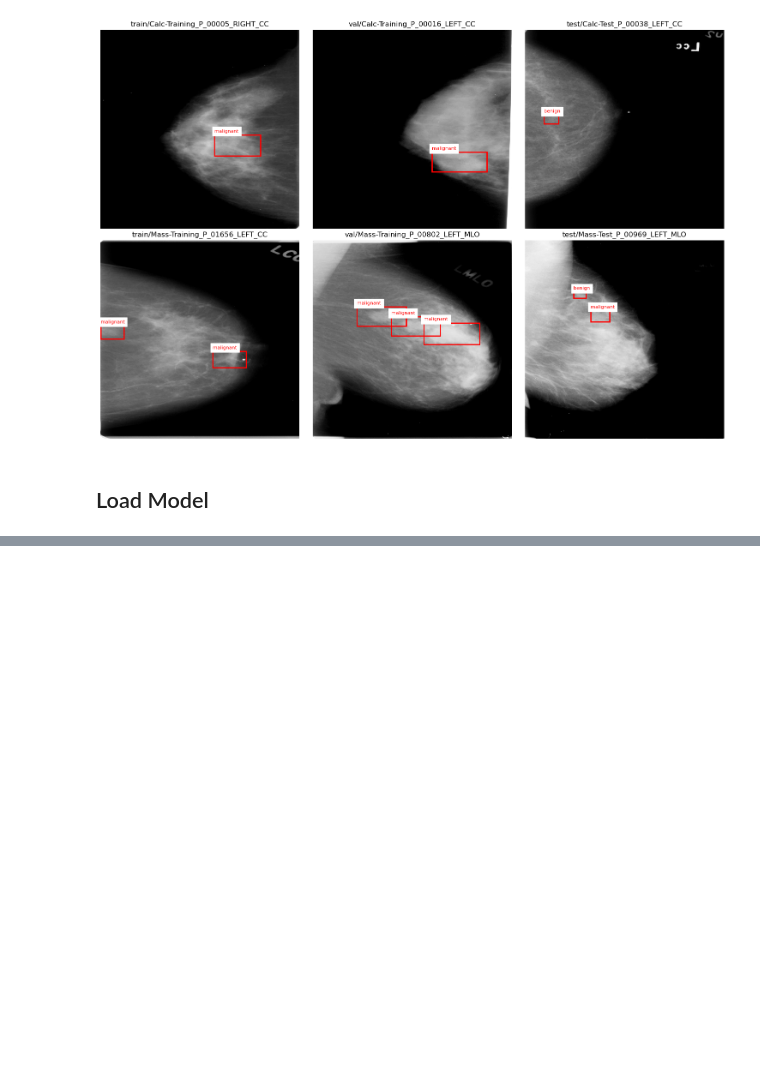
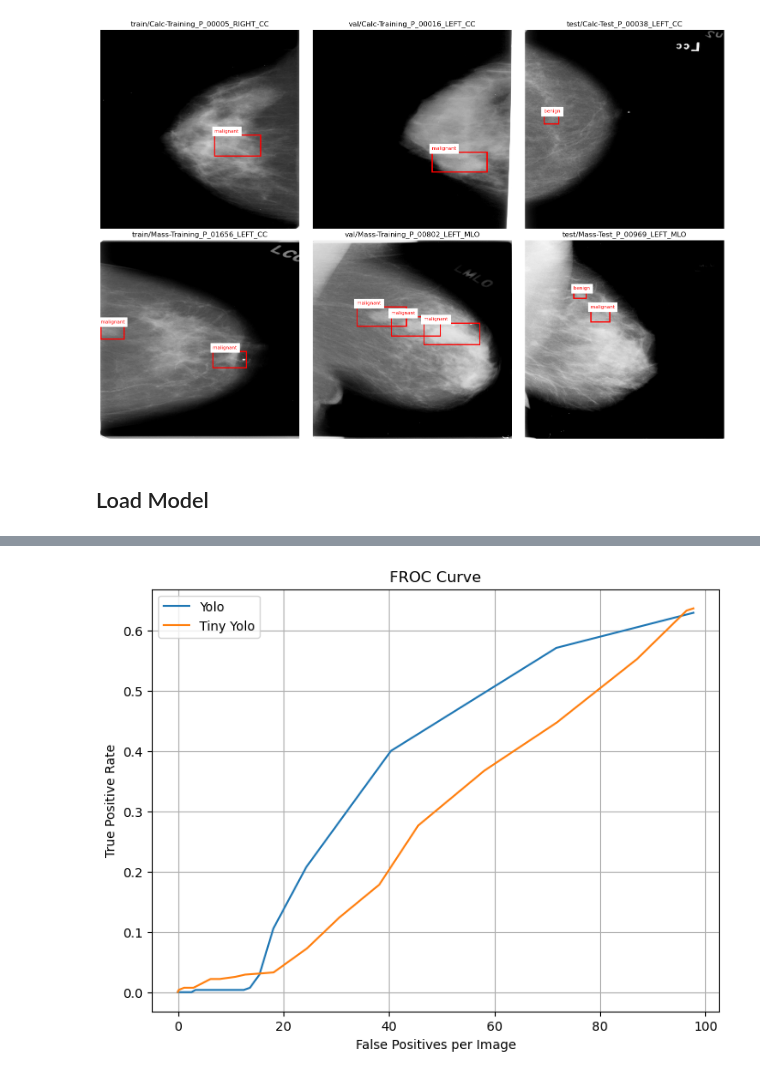
Before and after one commit to Cr3sp1/MammoYOLO, a Jupyter notebook: Results.ipynb, the cells around one changed output, grey strips where cells are left out. Saved outputs shown, nothing was run; the diff lists cells and outputs as text; code cells hidden in the pictures; blank space fills up the shorter version.

```diff
--- a/Results.ipynb
+++ b/Results.ipynb
@@ -98,0 +118,16 @@ plt.show()
+# %%
+froc_tiny_df = pd.read_csv('performance/tiny_yolo_froc_curve.csv')
+froc_df = pd.read_csv('performance/yolo_froc_curve.csv')
+
+
+plt.figure(figsize=(8, 6))
+plt.plot(froc_df['FalsePositivesPerImage'], froc_df['Sensitivity'], label=f"Yolo")
+plt.plot(froc_tiny_df['FalsePositivesPerImage'], froc_tiny_df['Sensitivity'], label=f"Tiny Yolo")
+plt.xlabel("False Positives per Image")
+plt.ylabel("True Positive Rate")
+plt.title(f"FROC Curve")
+plt.legend()
+plt.grid(True)
+plt.show()
+# %% [output]
+[figure, added]
```
Also changed, not shown: parts of 8 cells of this notebook, 6 other files.
